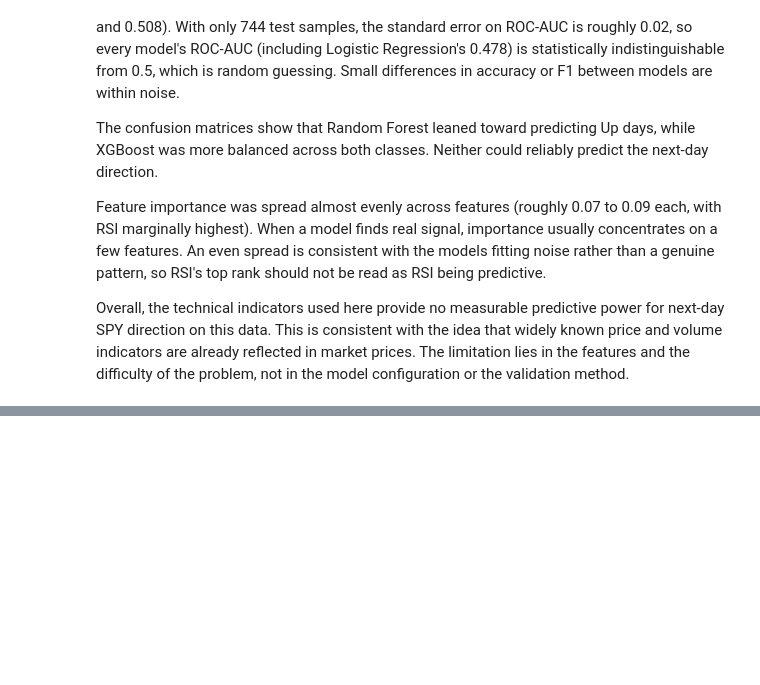
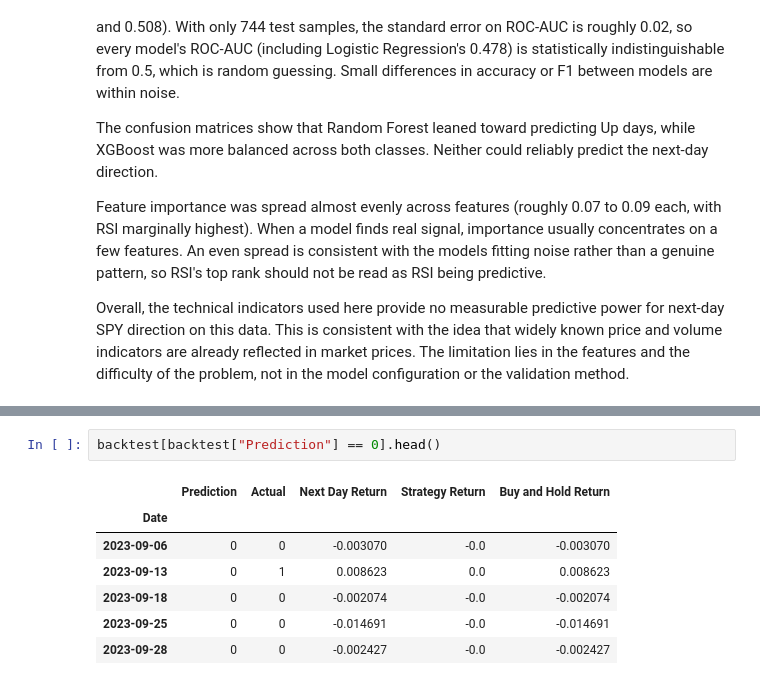
Before and after one commit to Junaid-Haider/Stock-Price-Direction-Predictor, a Jupyter notebook: notebooks/analysis.ipynb, the cells around one changed output, grey strips where cells are left out. Drawn from its saved outputs; the diff is of its cells as text; blank space fills up the shorter version.

```diff
--- a/notebooks/analysis.ipynb
+++ b/notebooks/analysis.ipynb
@@ -1237,0 +1293,10 @@ Overall, the technical indicators used here provide no measurable predictive pow
+# %%
+backtest[backtest["Prediction"] == 0].head()
+# %% [output]
+|  | Prediction | Actual | Next Day Return | Strategy Return | Buy and Hold Return |
+| Date |  |  |  |  |  |
+| 2023-09-06 | 0 | 0 | -0.003070 | -0.0 | -0.003070 |
+| 2023-09-13 | 0 | 1 | 0.008623 | 0.0 | 0.008623 |
+| 2023-09-18 | 0 | 0 | -0.002074 | -0.0 | -0.002074 |
+| 2023-09-25 | 0 | 0 | -0.014691 | -0.0 | -0.014691 |
+| 2023-09-28 | 0 | 0 | -0.002427 | -0.0 | -0.002427 |
```
Also changed, not shown: parts of 17 cells of this notebook.
